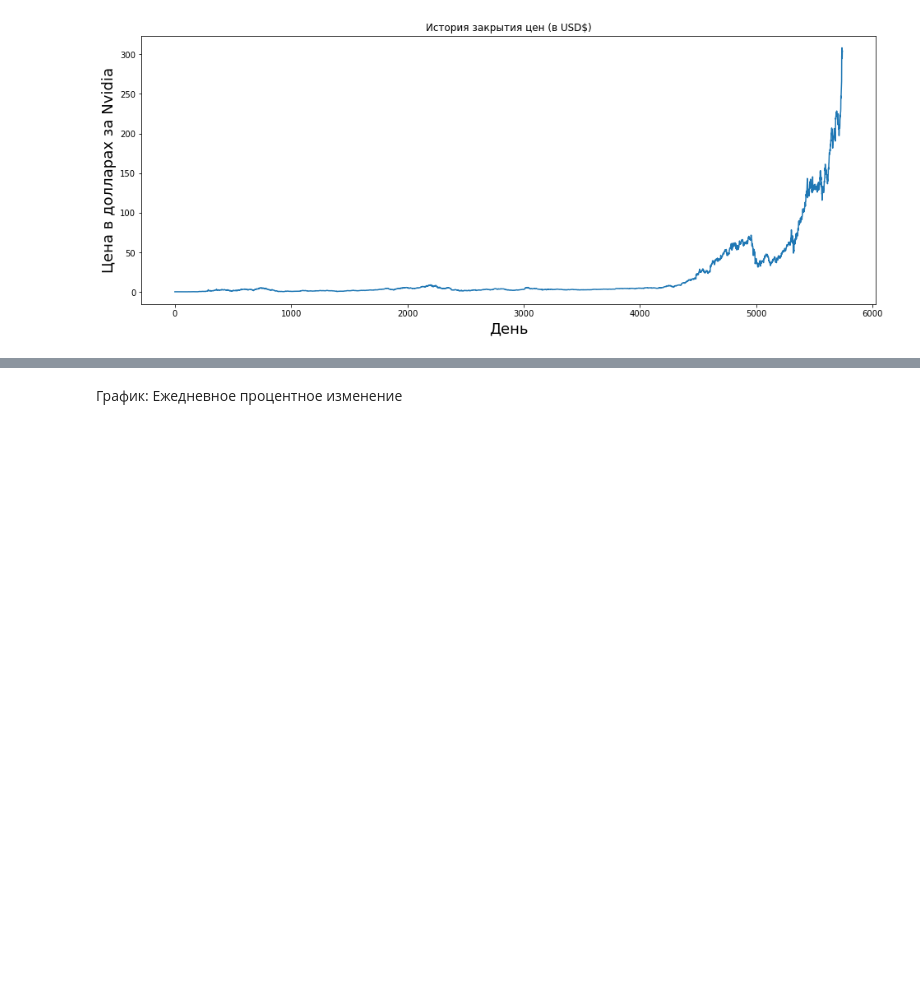
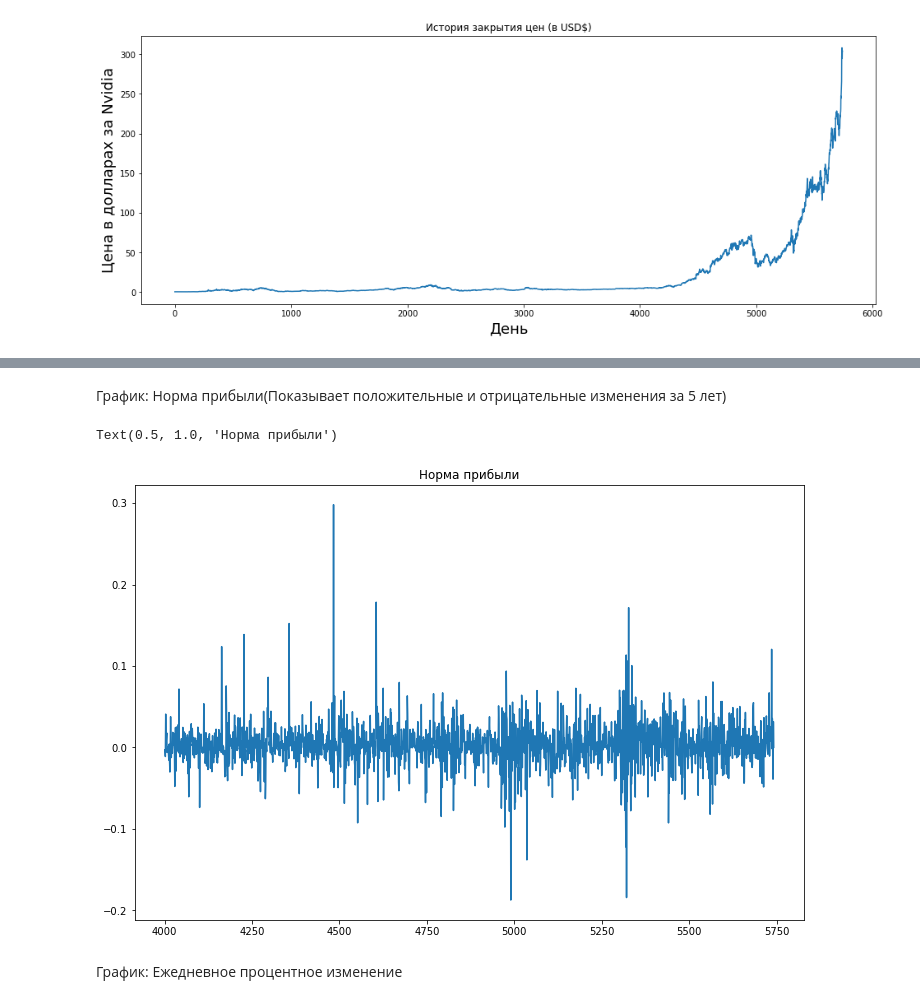
Before and after one commit to NikulinKClemento/matplotlibProject2, a Jupyter notebook: matplotlibProject2.ipynb, the cells around one changed output, grey strips where cells are left out. Cells and saved outputs as stored; diff of their text form; code cells hidden in the pictures; blank space fills up the shorter version.

```diff
--- a/matplotlibProject2.ipynb
+++ b/matplotlibProject2.ipynb
@@ -84,3 +99,12 @@ plt.show()
+# %% [markdown]
+График: Норма прибыли(Показывает положительные и отрицательные изменения за 5 лет)
+# %%
+rets = close_px / close_px.shift(1) - 1
+rets.plot(label='return', figsize=(12,8))
+plt.title('Норма прибыли')
+# %% [output]
+Text(0.5, 1.0, 'Норма прибыли')
+[figure, added]
 # %% [markdown]
 График: Ежедневное процентное изменение
 # %%
```
Also changed, not shown: parts of 5 cells of this notebook.
